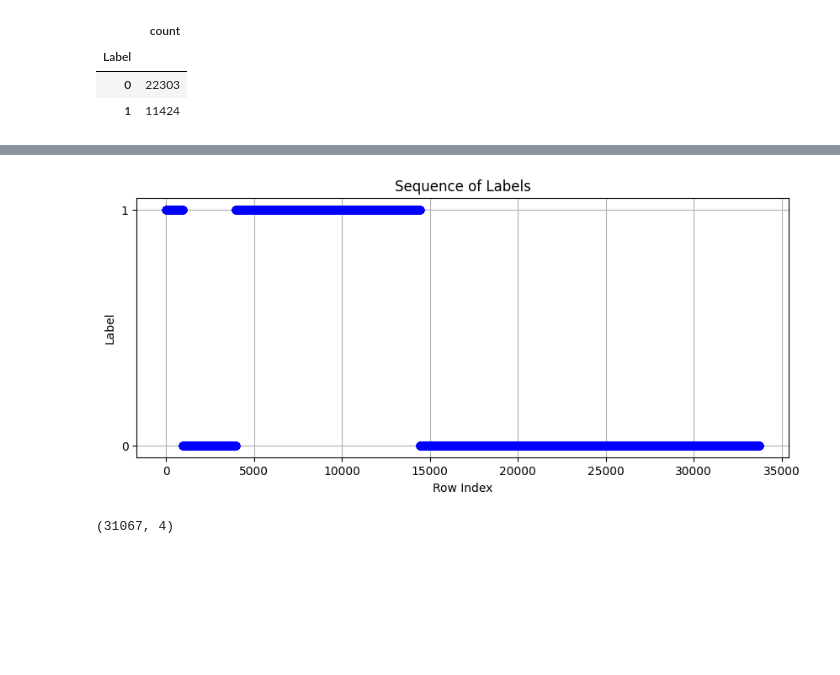
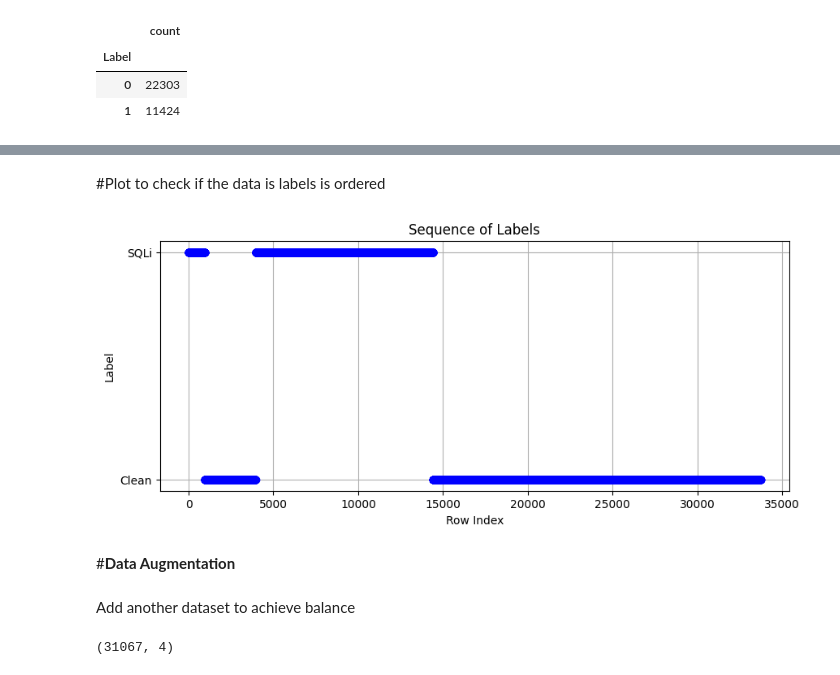
Before and after one commit to MahmoudMostafa01/SQL-injection-detection-Ai-model, a Jupyter notebook: SQL injection detection Ai model.ipynb, the cells around one changed output, grey strips where cells are left out. Drawn from its saved outputs; the diff is of its cells as text; code cells hidden in the pictures; blank space fills up the shorter version.

```diff
--- a/SQL injection detection Ai model.ipynb
+++ b/SQL injection detection Ai model.ipynb
@@ -143,18 +146,24 @@ Passing `palette` without assigning `hue` is deprecated and will be removed in v
 [figure]
+# %% [markdown]
+#Plot to check if the data is labels is ordered
 # %%
 import matplotlib.pyplot as plt
 
 # Plot the labels
 plt.figure(figsize=(10, 4))
 plt.plot(data['Label'], marker='o', linestyle='', color='b')
 plt.title('Sequence of Labels')
 plt.xlabel('Row Index')
 plt.ylabel('Label')
-plt.yticks([0, 1])
+plt.yticks([0, 1], ["Clean", "SQLi"])
 plt.grid(True)
 plt.show()
 # %% [output]
-[figure, old version]
+[figure, new version]
+# %% [markdown]
+#**Data Augmentation**
+# %% [markdown]
+Add another dataset to achieve balance
 # %%
 df=pd.read_csv('/content/drive/MyDrive/Cyshield Task/payload_full.csv')
 # %%
```
Also changed, not shown: parts of 19 cells of this notebook.
